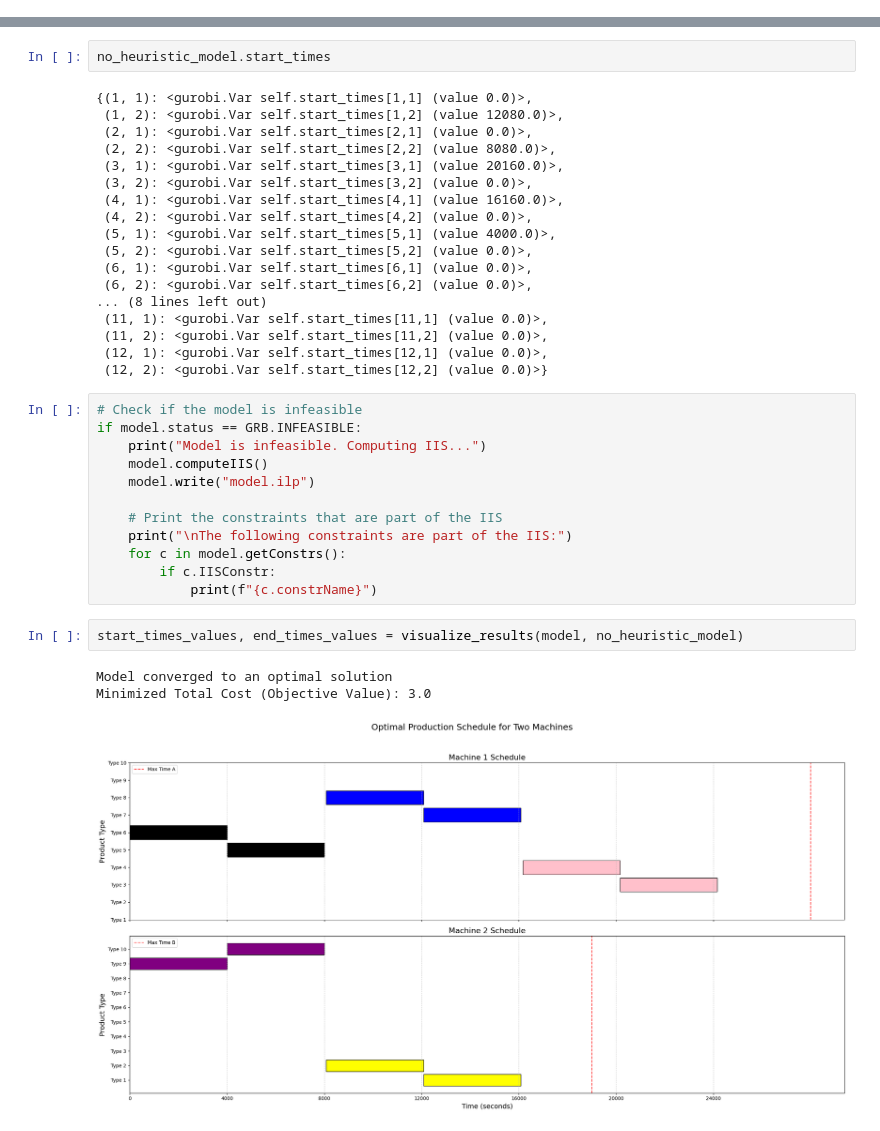
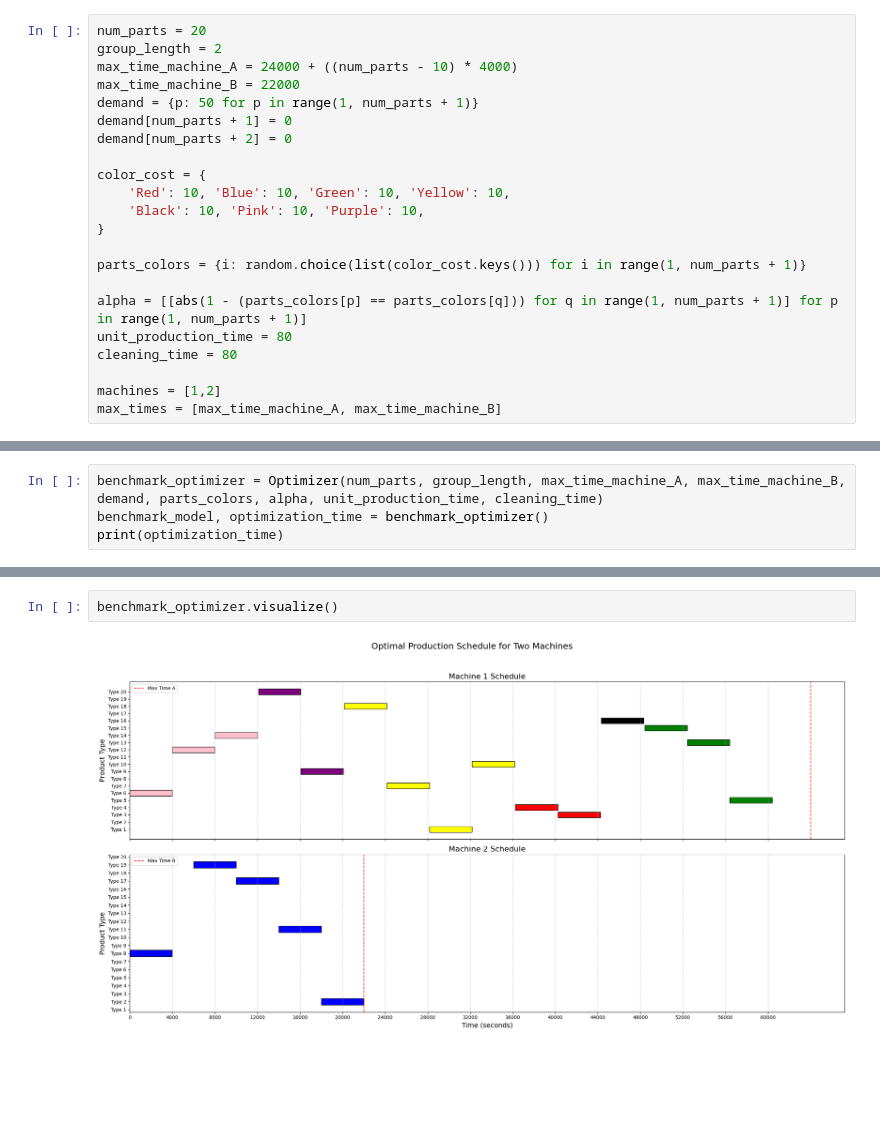
Before and after one commit to emrekuruu/Production_Planning, a Jupyter notebook: demo.ipynb, the cells around one changed output, grey strips where cells are left out. Cells and saved outputs as stored; diff of their text form; blank space fills up the shorter version.

```diff
--- a/demo.ipynb
+++ b/demo.ipynb
@@ -127,0 +5,22 @@ def visualize_results(model, optimization_instance):
+# %%
+num_parts = 20
+group_length = 2
+max_time_machine_A = 24000 + ((num_parts - 10) * 4000)
+max_time_machine_B = 22000
+demand = {p: 50 for p in range(1, num_parts + 1)}
+demand[num_parts + 1] = 0
+demand[num_parts + 2] = 0
+
+color_cost = {
+    'Red': 10, 'Blue': 10, 'Green': 10, 'Yellow': 10,
+    'Black': 10, 'Pink': 10, 'Purple': 10,
+}
+
+parts_colors = {i: random.choice(list(color_cost.keys())) for i in range(1, num_parts + 1)}
+
+alpha = [[abs(1 - (parts_colors[p] == parts_colors[q])) for q in range(1, num_parts + 1)] for p in range(1, num_parts + 1)]
+unit_production_time = 80
+cleaning_time = 80
+
+machines = [1,2]
+max_times = [max_time_machine_A, max_time_machine_B]
@@ -127,0 +38,4 @@ def visualize_results(model, optimization_instance):
+# %%
+benchmark_optimizer = Optimizer(num_parts, group_length, max_time_machine_A, max_time_machine_B, demand, parts_colors, alpha, unit_production_time, cleaning_time)
+benchmark_model, optimization_time = benchmark_optimizer()
+print(optimization_time)
@@ -215,38 +62,4 @@ no_heuristic_model.predecessor
-# %%
-no_heuristic_model.start_times
-# %% [output]
-{(1, 1): <gurobi.Var self.start_times[1,1] (value 0.0)>,
- (1, 2): <gurobi.Var self.start_times[1,2] (value 12080.0)>,
- (2, 1): <gurobi.Var self.start_times[2,1] (value 0.0)>,
- (2, 2): <gurobi.Var self.start_times[2,2] (value 8080.0)>,
- (3, 1): <gurobi.Var self.start_times[3,1] (value 20160.0)>,
- (3, 2): <gurobi.Var self.start_times[3,2] (value 0.0)>,
- (4, 1): <gurobi.Var self.start_times[4,1] (value 16160.0)>,
- (4, 2): <gurobi.Var self.start_times[4,2] (value 0.0)>,
- (5, 1): <gurobi.Var self.start_times[5,1] (value 4000.0)>,
- (5, 2): <gurobi.Var self.start_times[5,2] (value 0.0)>,
- (6, 1): <gurobi.Var self.start_times[6,1] (value 0.0)>,
- (6, 2): <gurobi.Var self.start_times[6,2] (value 0.0)>,
-... (8 lines left out)
- (11, 1): <gurobi.Var self.start_times[11,1] (value 0.0)>,
- (11, 2): <gurobi.Var self.start_times[11,2] (value 0.0)>,
- (12, 1): <gurobi.Var self.start_times[12,1] (value 0.0)>,
- (12, 2): <gurobi.Var self.start_times[12,2] (value 0.0)>}
-# %%
-# Check if the model is infeasible
-if model.status == GRB.INFEASIBLE:
-    print("Model is infeasible. Computing IIS...")
-    model.computeIIS()
-    model.write("model.ilp")
-
-    # Print the constraints that are part of the IIS
-    print("\nThe following constraints are part of the IIS:")
-    for c in model.getConstrs():
-        if c.IISConstr:
-            print(f"{c.constrName}")
-# %%
-start_times_values, end_times_values = visualize_results(model, no_heuristic_model)
-# %% [output]
-Model converged to an optimal solution
-Minimized Total Cost (Objective Value): 3.0
-[figure, removed]
+# %%
+benchmark_optimizer.visualize()
+# %% [output]
+[figure, added]
```
Also changed, not shown: parts of 14 cells of this notebook, 8 other files.
